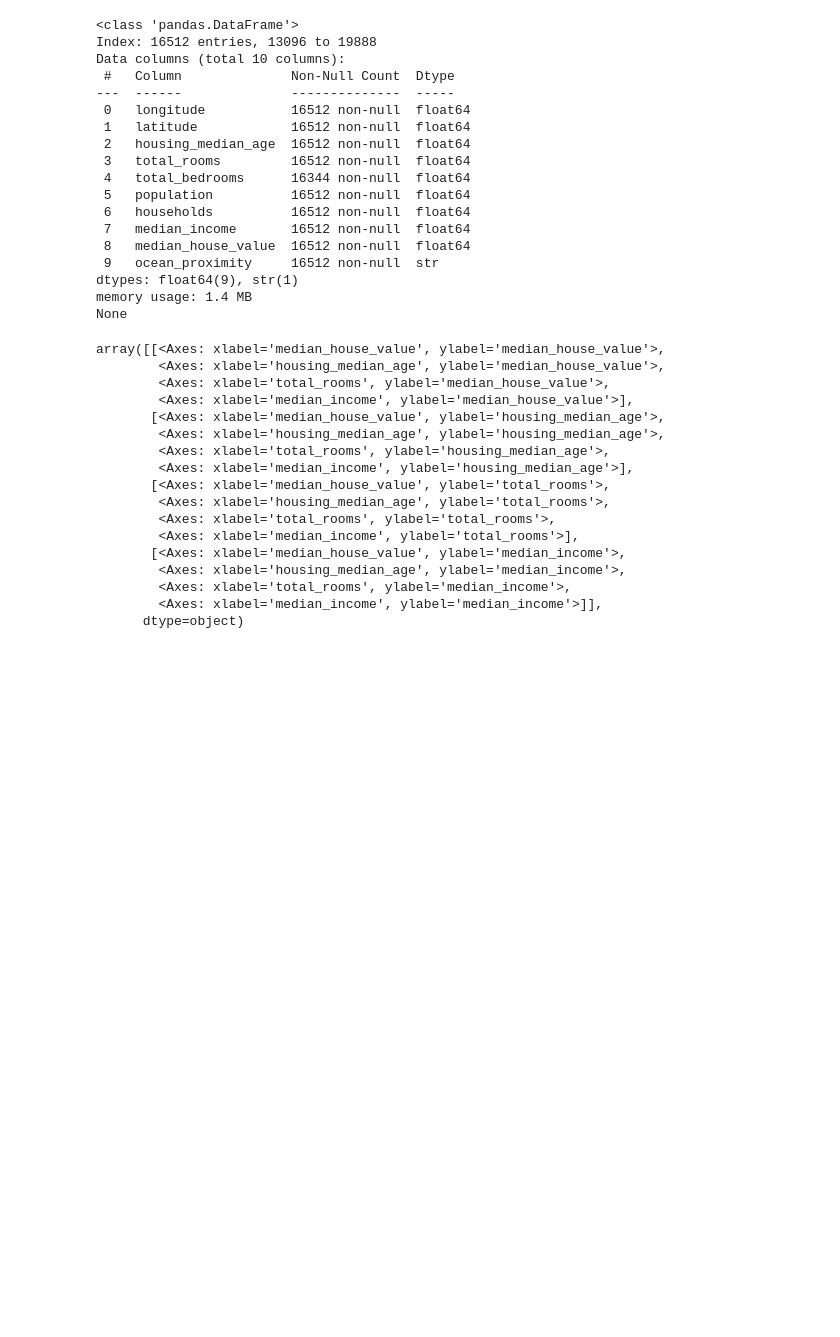
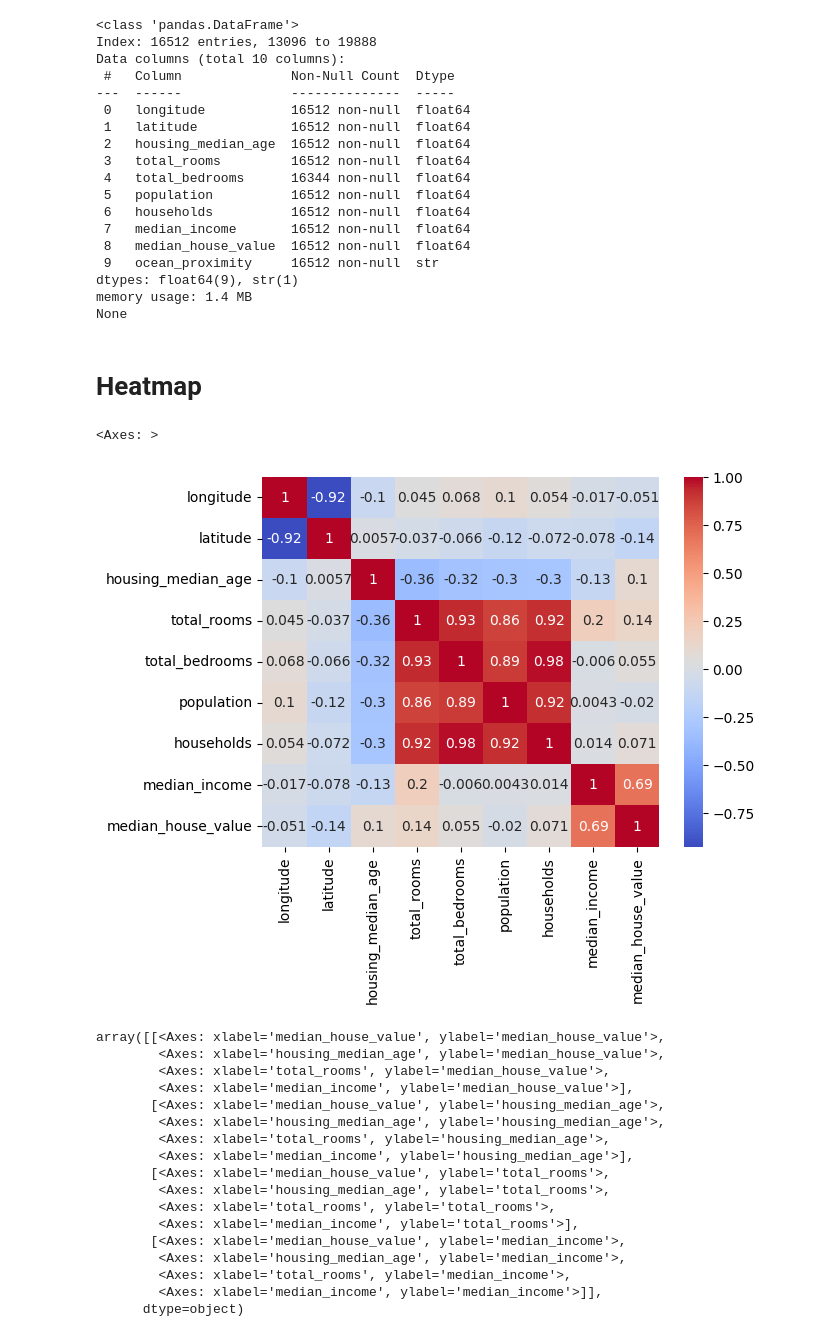
Before and after one commit to SiyamX7/MachineLearning, a Jupyter notebook: Book/4.ipynb, the cells around one changed output. Drawn from its saved outputs; the diff is of its cells as text; code cells hidden in the pictures; blank space fills up the shorter version.

```diff
--- a/Book/4.ipynb
+++ b/Book/4.ipynb
@@ -131,6 +131,14 @@ Data columns (total 10 columns):
 dtypes: float64(9), str(1)
 memory usage: 1.4 MB
 None
+# %% [markdown]
+# Heatmap
+# %%
+import seaborn as sns
+sns.heatmap(correlation_matrix, cmap='coolwarm', annot=True)
+# %% [output]
+<Axes: >
+[figure, added]
 # %%
 from pandas.plotting import scatter_matrix
 attributes = ['median_house_value', 'housing_median_age', 'total_rooms', 'median_income']
```
Also changed, not shown: parts of 11 cells of this notebook, 2 other files.
